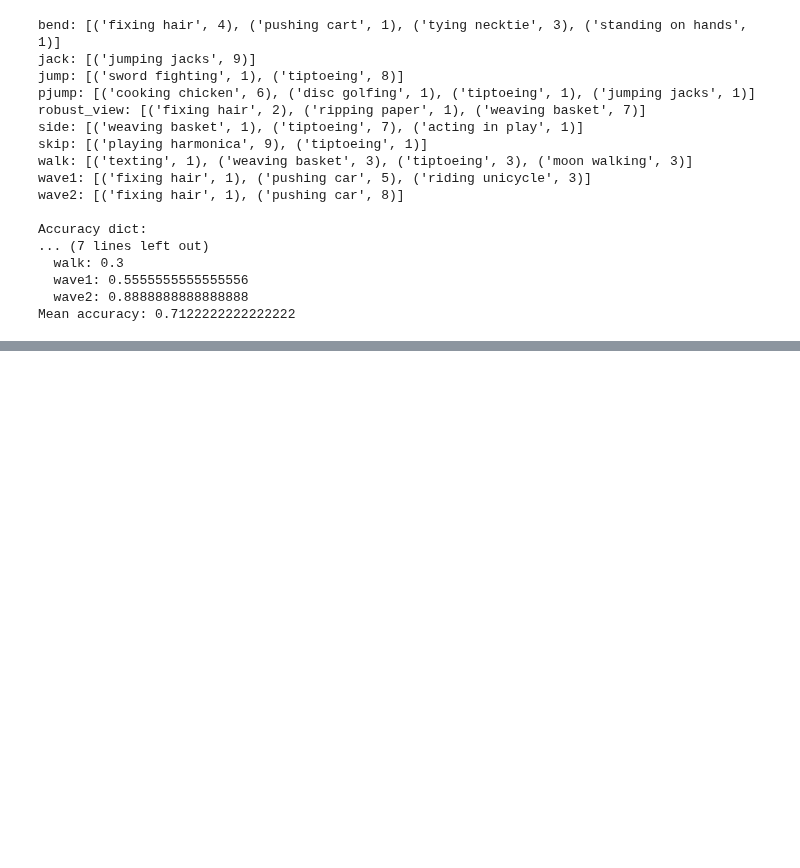
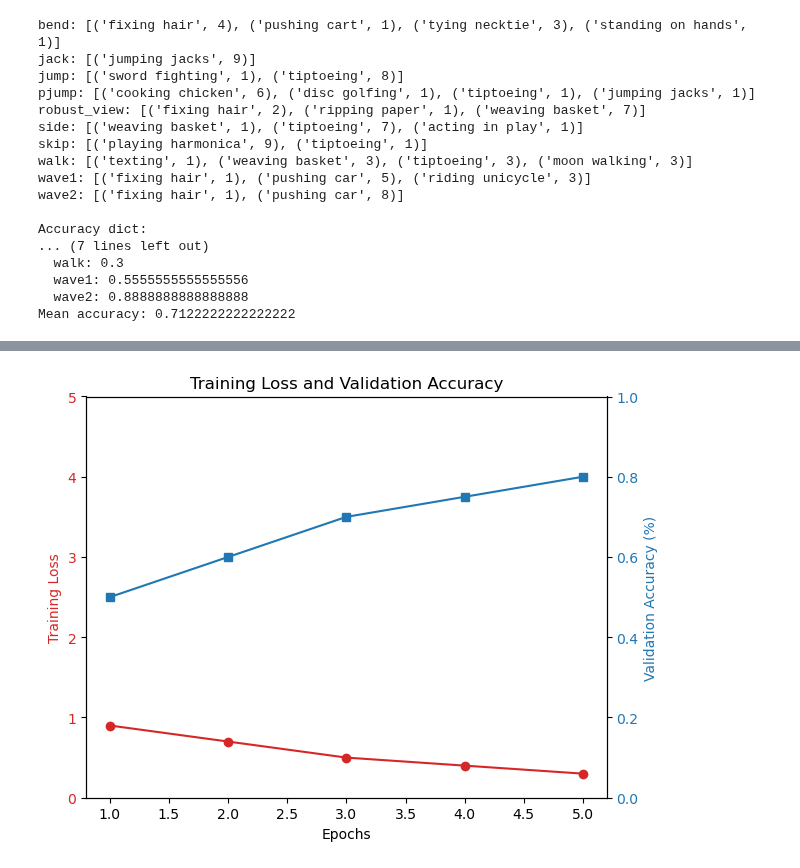
Before and after one commit to villifCoder559/PainAssessmentVideo, a Jupyter notebook: test.ipynb, the cells around one changed output, grey strips where cells are left out. Saved outputs shown, nothing was run; the diff lists cells and outputs as text; code cells hidden in the pictures; blank space fills up the shorter version.

```diff
--- a/test.ipynb
+++ b/test.ipynb
@@ -297,0 +361,30 @@ Mean accuracy: 0.7122222222222222
+# %%
+import matplotlib.pyplot as plt
+
+# Example data
+epochs = [1, 2, 3, 4, 5]
+train_loss = [0.9, 0.7, 0.5, 0.4, 0.3]
+val_accuracy = [.50, .60, .70, .75, .80]  # In percentage
+
+fig, ax1 = plt.subplots()
+
+# Plot training loss
+ax1.set_xlabel("Epochs")
+ax1.set_ylabel("Training Loss", color="tab:red")
+ax1.plot(epochs, train_loss, marker="o", color="tab:red", label="Train Loss")
+ax1.tick_params(axis="y", labelcolor="tab:red")
+ax1.set_ylim([0, 5])
+ax1.
+# Create second y-axis
+ax2 = ax1.twinx()
+ax2.set_ylabel("Validation Accuracy (%)", color="tab:blue")
+ax2.plot(epochs, val_accuracy, marker="s", color="tab:blue", label="Val Accuracy")
+ax2.tick_params(axis="y", labelcolor="tab:blue")
+ax2.set_ylim([0, 1])
+
+# Show plot
+fig.tight_layout()
+plt.title("Training Loss and Validation Accuracy")
+plt.show()
+# %% [output]
+[figure, added]
```
Also changed, not shown: parts of 11 cells of this notebook, 2 other files.
